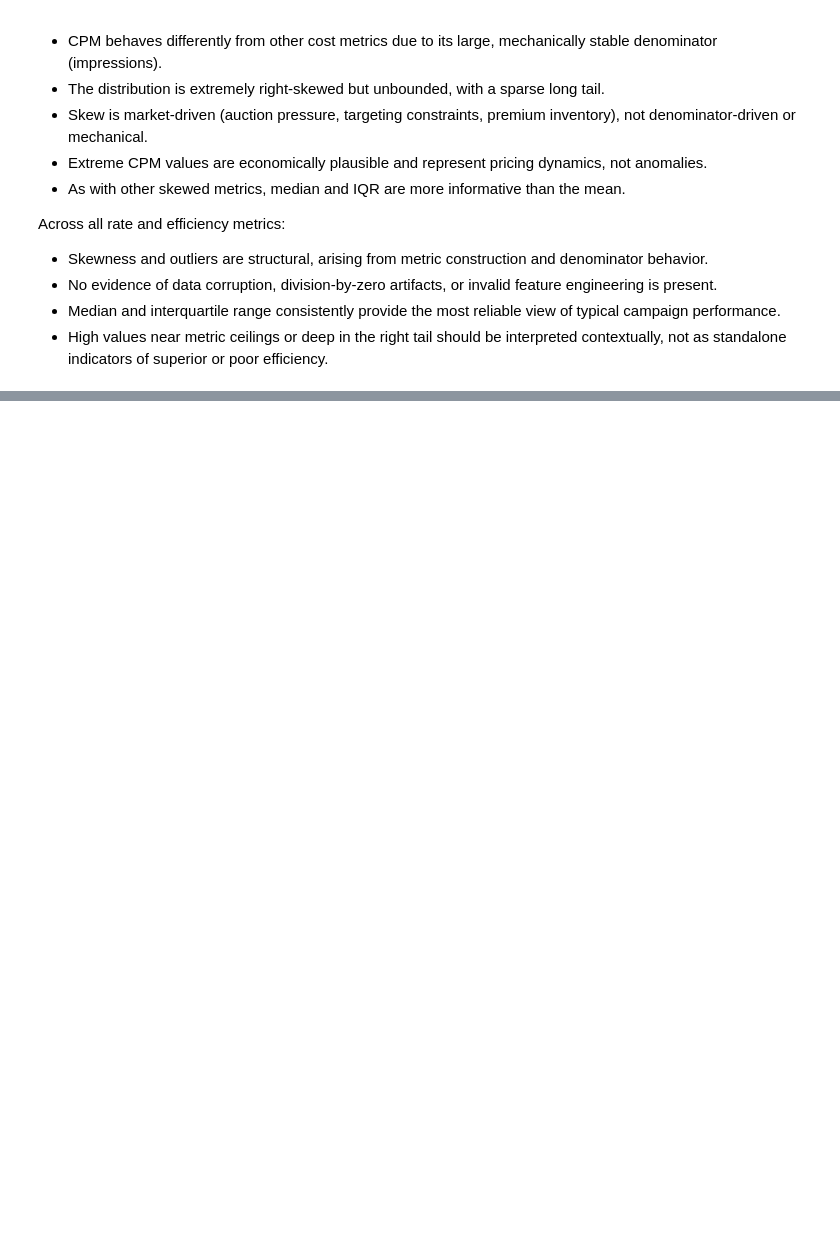
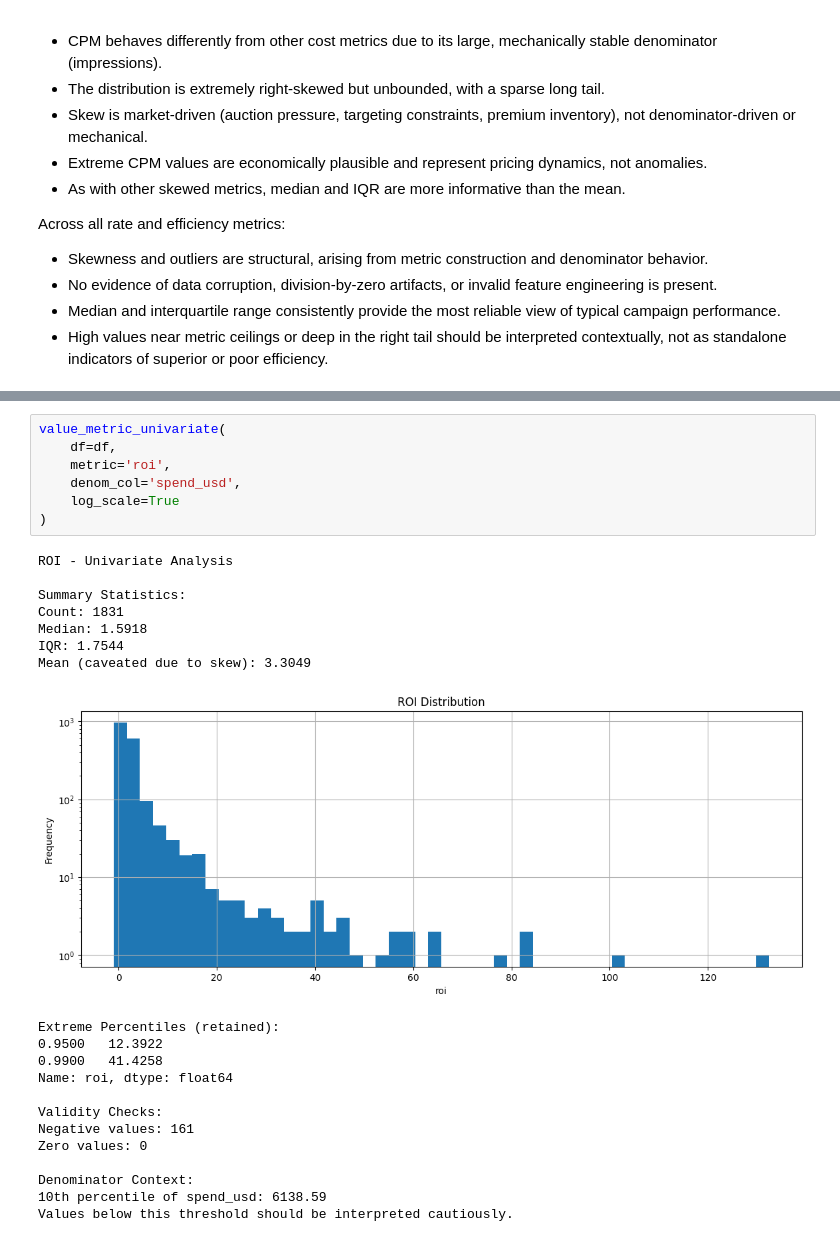
Before and after one commit to Playful-Cloud/Marketing_Campaign_Analysis_and_Optimization, a Jupyter notebook: notebooks/05_EDA.ipynb, the cells around one changed output, grey strips where cells are left out. Saved outputs shown, nothing was run; the diff lists cells and outputs as text; blank space fills up the shorter version.

```diff
--- a/notebooks/05_EDA.ipynb
+++ b/notebooks/05_EDA.ipynb
@@ -2021,0 +2098,28 @@ Across all rate and efficiency metrics:
+# %%
+value_metric_univariate(
+    df=df,
+    metric='roi',
+    denom_col='spend_usd',
+    log_scale=True
+)
+# %% [output]
+ROI - Univariate Analysis
+
+Summary Statistics:
+Count: 1831
+Median: 1.5918
+IQR: 1.7544
+Mean (caveated due to skew): 3.3049
+[figure, added]
+Extreme Percentiles (retained):
+0.9500   12.3922
+0.9900   41.4258
+Name: roi, dtype: float64
+
+Validity Checks:
+Negative values: 161
+Zero values: 0
+
+Denominator Context:
+10th percentile of spend_usd: 6138.59
+Values below this threshold should be interpreted cautiously.
```
Also changed, not shown: parts of 29 cells of this notebook.
